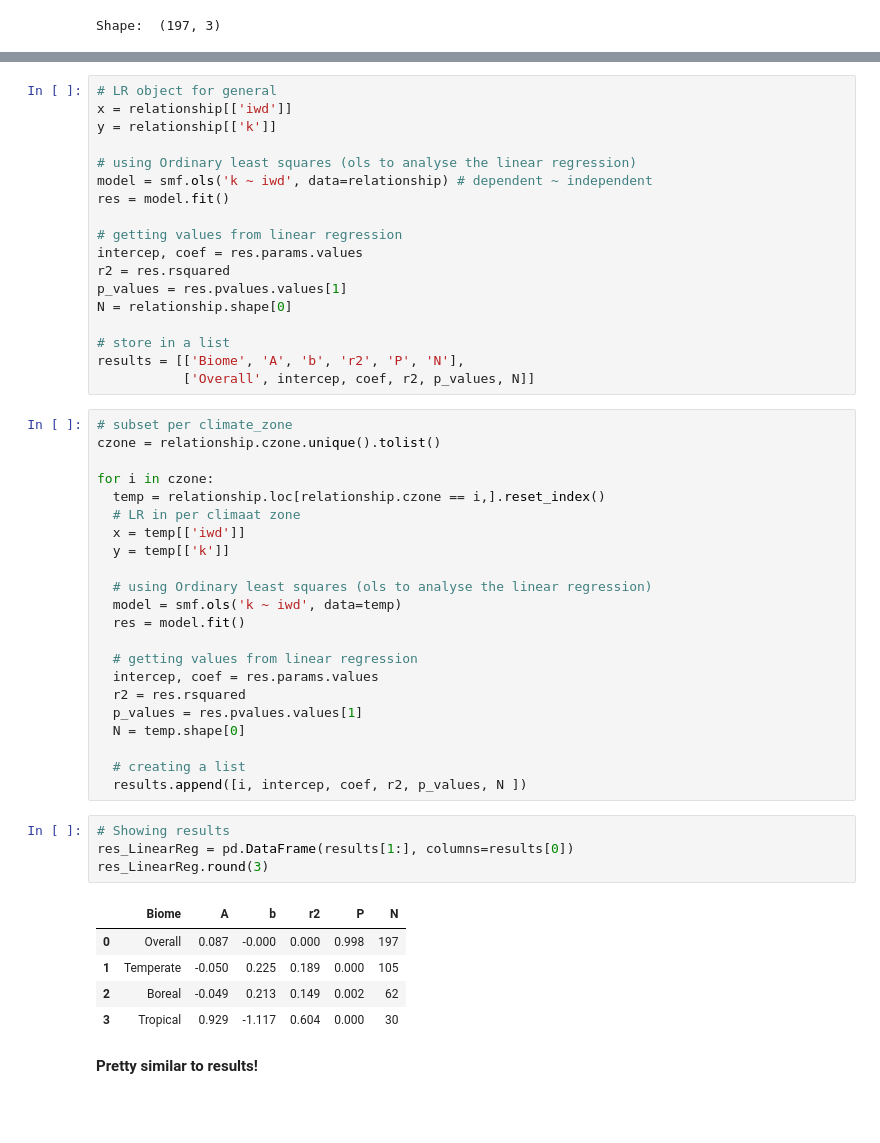
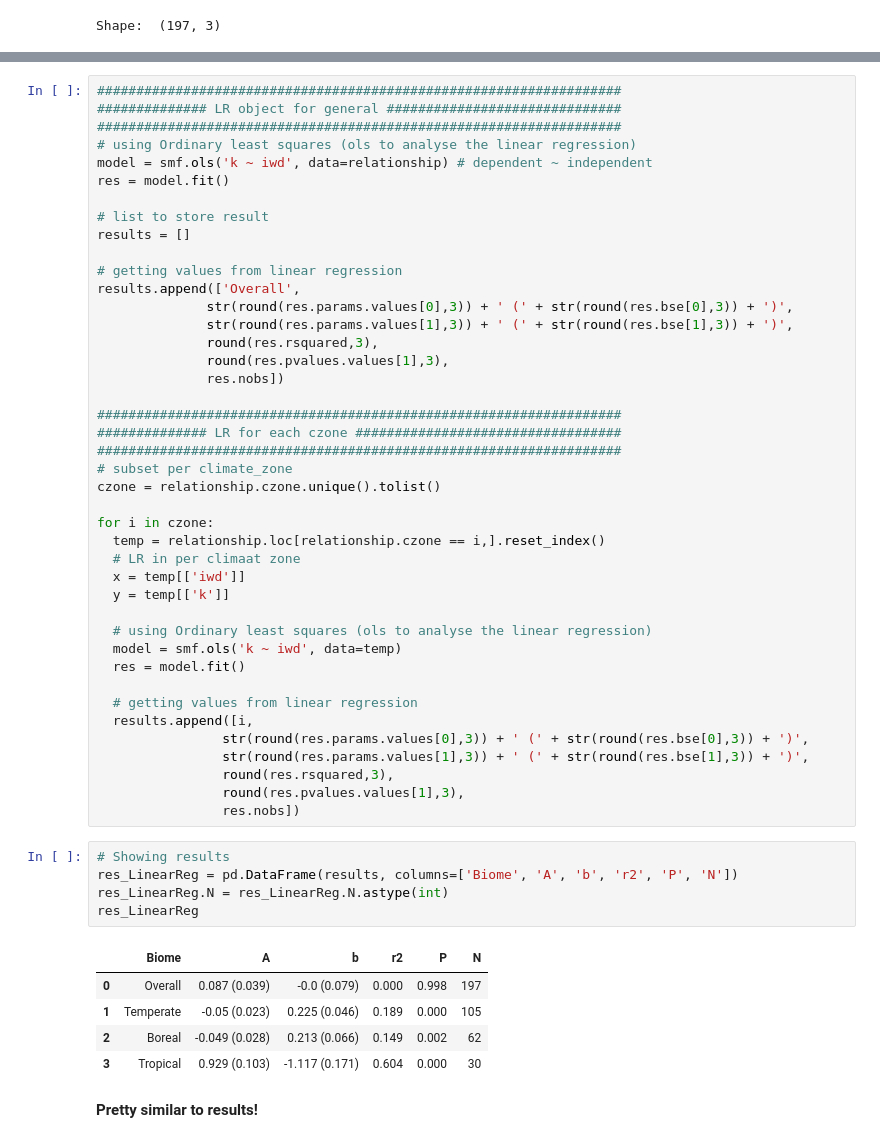
Before and after one commit to yodavo/moja-global-analysis, a Jupyter notebook: 2021-12-08_Task0-MOESM/Hamon.ipynb, the cells around one changed output, grey strips where cells are left out. Cells and saved outputs as stored; diff of their text form; blank space fills up the shorter version.

```diff
--- a/2021-12-08_Task0-MOESM/Hamon.ipynb
+++ b/2021-12-08_Task0-MOESM/Hamon.ipynb
@@ -455,22 +449,25 @@ plt.show()
-# %%
-# LR object for general
-x = relationship[['iwd']]
-y = relationship[['k']]
-
-# using Ordinary least squares (ols to analyse the linear regression)
-model = smf.ols('k ~ iwd', data=relationship) # dependent ~ independent
-res = model.fit()
-
-# getting values from linear regression
-intercep, coef = res.params.values
-r2 = res.rsquared
-p_values = res.pvalues.values[1]
-N = relationship.shape[0]
-
-# store in a list
-results = [['Biome', 'A', 'b', 'r2', 'P', 'N'],
-           ['Overall', intercep, coef, r2, p_values, N]]
 # %%
+###################################################################
+############## LR object for general ##############################
+###################################################################
+# using Ordinary least squares (ols to analyse the linear regression)
+model = smf.ols('k ~ iwd', data=relationship) # dependent ~ independent
+res = model.fit()
+
+# list to store result
+results = []
+
+# getting values from linear regression
+results.append(['Overall',
+              str(round(res.params.values[0],3)) + ' (' + str(round(res.bse[0],3)) + ')',
+              str(round(res.params.values[1],3)) + ' (' + str(round(res.bse[1],3)) + ')',
+              round(res.rsquared,3),
+              round(res.pvalues.values[1],3),
+              res.nobs])
+
+###################################################################
+############## LR for each czone ##################################
+###################################################################
 # subset per climate_zone
 czone = relationship.czone.unique().tolist()
 
@@ -485,22 +482,22 @@ for i in czone:
   res = model.fit()
 
   # getting values from linear regression
-  intercep, coef = res.params.values
-  r2 = res.rsquared
-  p_values = res.pvalues.values[1]
-  N = temp.shape[0]
-
-  # creating a list
-  results.append([i, intercep, coef, r2, p_values, N ])
+  results.append([i,
+                str(round(res.params.values[0],3)) + ' (' + str(round(res.bse[0],3)) + ')',
+                str(round(res.params.values[1],3)) + ' (' + str(round(res.bse[1],3)) + ')',
+                round(res.rsquared,3),
+                round(res.pvalues.values[1],3),
+                res.nobs])
 # %%
 # Showing results
-res_LinearReg = pd.DataFrame(results[1:], columns=results[0])
-res_LinearReg.round(3)
+res_LinearReg = pd.DataFrame(results, columns=['Biome', 'A', 'b', 'r2', 'P', 'N'])
+res_LinearReg.N = res_LinearReg.N.astype(int)
+res_LinearReg
 # %% [output]
 |  | Biome | A | b | r2 | P | N |
-| 0 | Overall | 0.087 | -0.000 | 0.000 | 0.998 | 197 |
-| 1 | Temperate | -0.050 | 0.225 | 0.189 | 0.000 | 105 |
-| 2 | Boreal | -0.049 | 0.213 | 0.149 | 0.002 | 62 |
-| 3 | Tropical | 0.929 | -1.117 | 0.604 | 0.000 | 30 |
+| 0 | Overall | 0.087 (0.039) | -0.0 (0.079) | 0.000 | 0.998 | 197 |
+| 1 | Temperate | -0.05 (0.023) | 0.225 (0.046) | 0.189 | 0.000 | 105 |
+| 2 | Boreal | -0.049 (0.028) | 0.213 (0.066) | 0.149 | 0.002 | 62 |
+| 3 | Tropical | 0.929 (0.103) | -1.117 (0.171) | 0.604 | 0.000 | 30 |
 # %% [markdown]
 **Pretty similar to results!**
```
Also changed, not shown: parts of 16 cells of this notebook.
